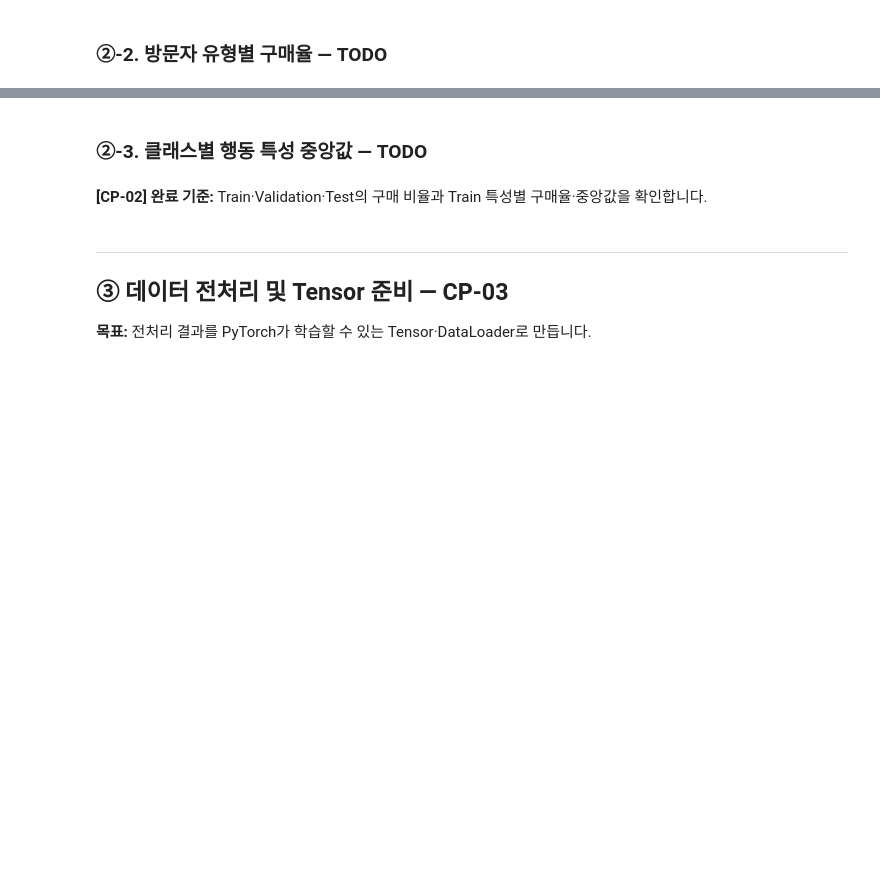
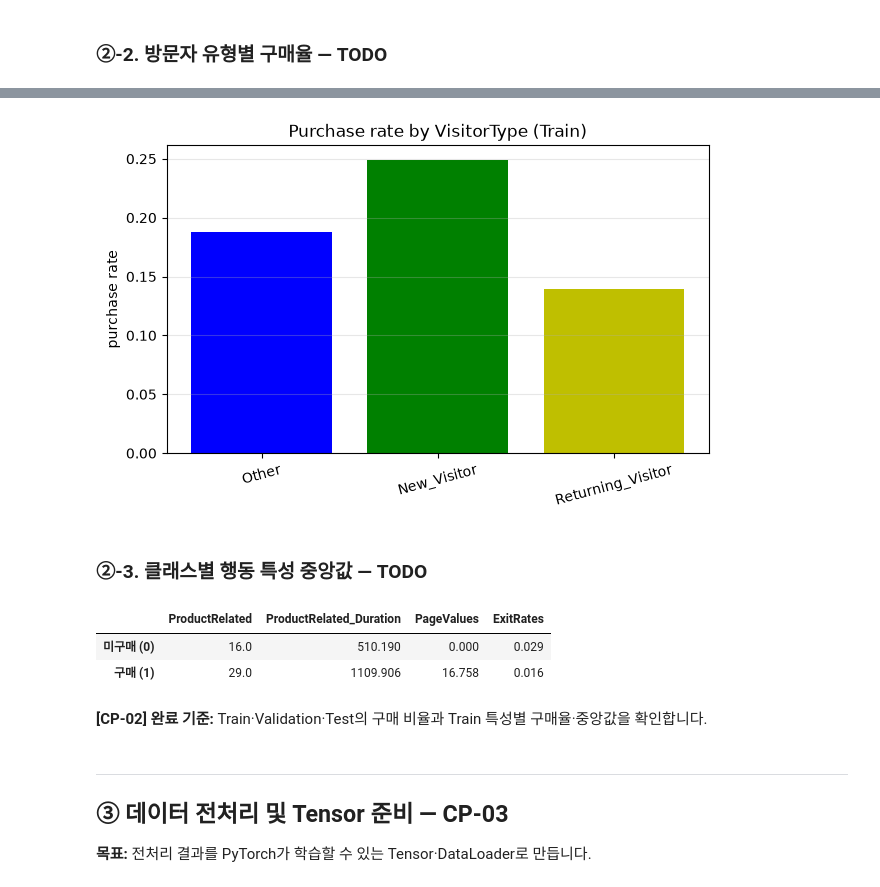
Before and after one commit to Kim-ms/ai-mini-projects, a Jupyter notebook: mini-project-01/code/02_classification_online_shopping.ipynb, the cells around one changed output, grey strips where cells are left out. Cells and saved outputs as stored; diff of their text form; code cells hidden in the pictures; blank space fills up the shorter version.

```diff
--- a/mini-project-01/code/02_classification_online_shopping.ipynb
+++ b/mini-project-01/code/02_classification_online_shopping.ipynb
@@ -282,15 +286,8 @@ train_view[TARGET] = y_train
 
 # TODO 2-3. VisitorType별 세션 수(sessions)와 구매율(purchase_rate)을 계산합니다.
 # 힌트: groupby(), agg(), sort_values()
-visitor_rate = ...
+visitor_rate = df.groupby("VisitorType").agg(
+    sessions=("Revenue", "count"),
+    purchase_rate=("Revenue", "mean")
+).sort_values(by="sessions")
 display(visitor_rate)
-
-plt.figure(figsize=(7, 4))
-# TODO 2-4. 방문자 유형별 구매율을 막대그래프로 나타냅니다.
-# 힌트: plt.bar(visitor_rate.index.astype(str), visitor_rate["purchase_rate"])
-...
-plt.ylabel("purchase rate")
-plt.title("Purchase rate by VisitorType (Train)")
-plt.xticks(rotation=15)
-plt.grid(axis="y", alpha=0.3)
-plt.show()
@@ -297,3 +300,15 @@ plt.show()
+# %%
+plt.figure(figsize=(7, 4))
+# TODO 2-4. 방문자 유형별 구매율을 막대그래프로 나타냅니다.
+# 힌트: plt.bar(visitor_rate.index.astype(str), visitor_rate["purchase_rate"])
+plt.bar(visitor_rate.index.astype(str), visitor_rate["purchase_rate"], color=["b", "g", "y"])
+plt.ylabel("purchase rate")
+plt.title("Purchase rate by VisitorType (Train)")
+plt.xticks(rotation=15)
+plt.grid(axis="y", alpha=0.3)
+plt.show()
+# %% [output]
+[figure, added]
 # %% [markdown]
 ### ②-3. 클래스별 행동 특성 중앙값 — TODO
 # %%
@@ -302,11 +317,15 @@ compare_cols = ["ProductRelated", "ProductRelated_Duration", "PageValues", "Exit
 
 # TODO 2-5. Revenue별 compare_cols 중앙값을 계산합니다.
 # 힌트: groupby(TARGET)[compare_cols].median()
-median_by_class = ...
+median_by_class = df.groupby("Revenue")[compare_cols].median()
 
 # [공통] 결과 표시
 median_by_class.index = ["미구매 (0)", "구매 (1)"]
 display(median_by_class.round(3))
+# %% [output]
+|  | ProductRelated | ProductRelated_Duration | PageValues | ExitRates |
+| 미구매 (0) | 16.0 | 510.190 | 0.000 | 0.029 |
+| 구매 (1) | 29.0 | 1109.906 | 16.758 | 0.016 |
 # %% [markdown]
 **[CP-02] 완료 기준:** Train·Validation·Test의 구매 비율과 Train 특성별 구매율·중앙값을 확인합니다.
 # %% [markdown]
```
Also changed, not shown: parts of 2 cells of this notebook, 1 other file.
